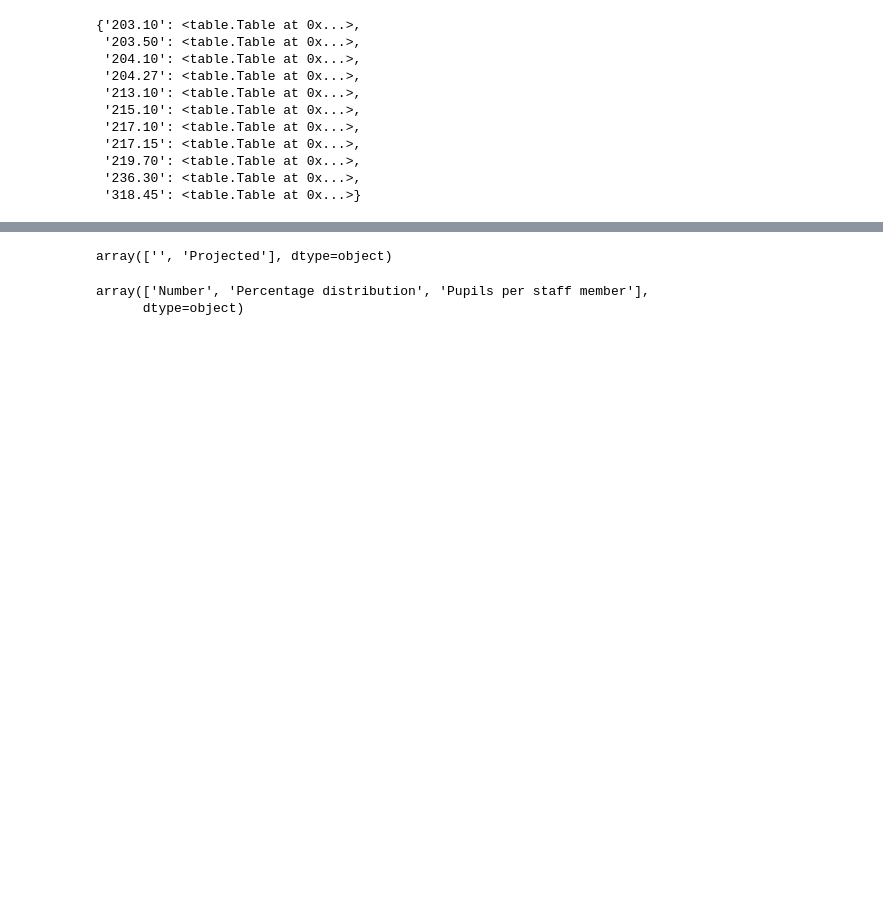
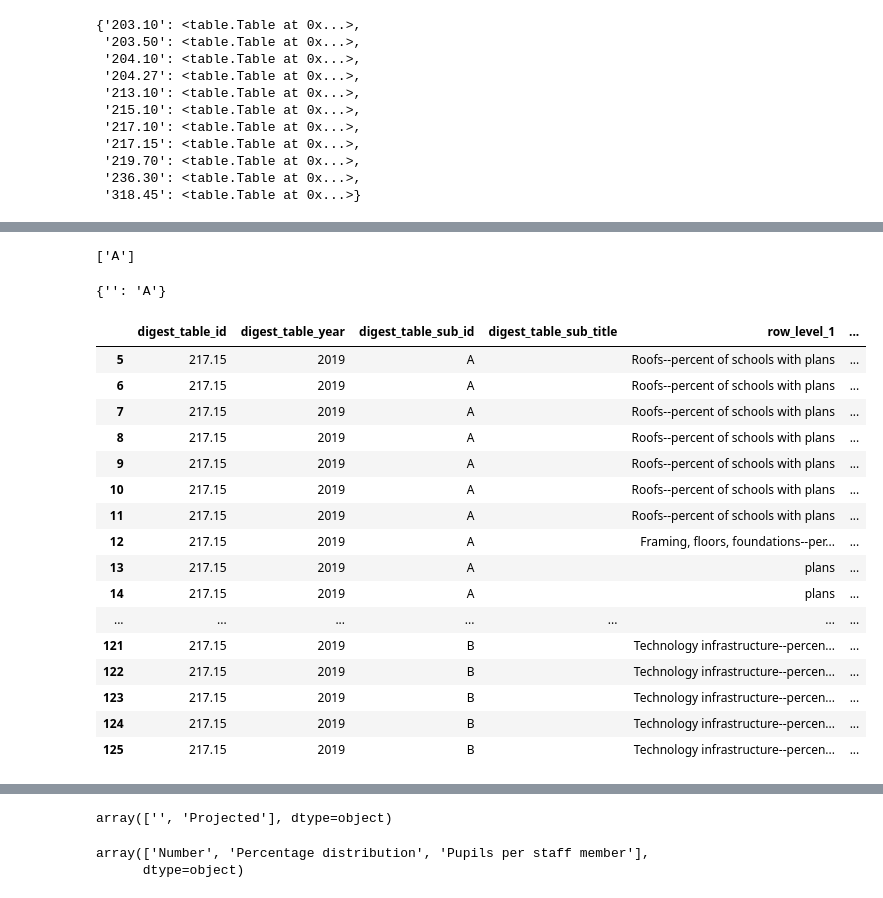
Before and after one commit to toltman/table_scraping, a Jupyter notebook: Table Scraping 6.ipynb, the cells around one changed output, grey strips where cells are left out. Cells and saved outputs as stored; diff of their text form; code cells hidden in the pictures; blank space fills up the shorter version.

```diff
--- a/Table Scraping 6.ipynb
+++ b/Table Scraping 6.ipynb
@@ -191,0 +196,4 @@ tables['217.15'].row_info
+# %%
+subtable_ids
+# %% [output]
+['A']
@@ -191,0 +202,4 @@ tables['217.15'].row_info
+# %%
+subtable_dict
+# %% [output]
+{'': 'A'}
@@ -191,0 +208,20 @@ tables['217.15'].row_info
+# %%
+tables['217.15'].row_info
+# %% [output]
+|  | digest_table_id | digest_table_year | digest_table_sub_id | digest_table_sub_title | row_level_1 | ... |
+| 5 | 217.15 | 2019 | A |  | Roofs--percent of schools with plans | ... |
+| 6 | 217.15 | 2019 | A |  | Roofs--percent of schools with plans | ... |
+| 7 | 217.15 | 2019 | A |  | Roofs--percent of schools with plans | ... |
+| 8 | 217.15 | 2019 | A |  | Roofs--percent of schools with plans | ... |
+| 9 | 217.15 | 2019 | A |  | Roofs--percent of schools with plans | ... |
+| 10 | 217.15 | 2019 | A |  | Roofs--percent of schools with plans | ... |
+| 11 | 217.15 | 2019 | A |  | Roofs--percent of schools with plans | ... |
+| 12 | 217.15 | 2019 | A |  | Framing, floors, foundations--per... | ... |
+| 13 | 217.15 | 2019 | A |  | plans | ... |
+| 14 | 217.15 | 2019 | A |  | plans | ... |
+| ... | ... | ... | ... | ... | ... | ... |
+| 121 | 217.15 | 2019 | B |  | Technology infrastructure--percen... | ... |
+| 122 | 217.15 | 2019 | B |  | Technology infrastructure--percen... | ... |
+| 123 | 217.15 | 2019 | B |  | Technology infrastructure--percen... | ... |
+| 124 | 217.15 | 2019 | B |  | Technology infrastructure--percen... | ... |
+| 125 | 217.15 | 2019 | B |  | Technology infrastructure--percen... | ... |
```
Also changed, not shown: parts of 18 cells of this notebook, 2 other files.
